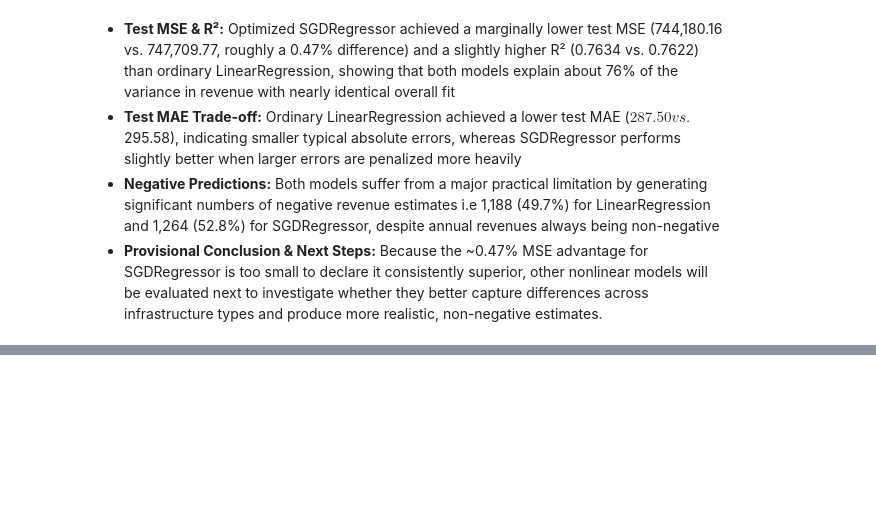
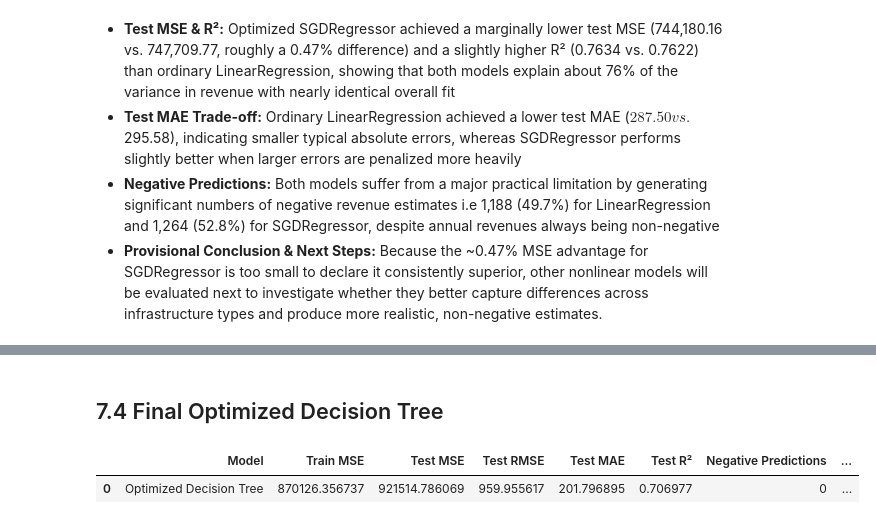
Before and after one commit to L-nsamba/linear_regression_model, a Jupyter notebook: summative/linear_regression/multivariate.ipynb, the cells around one changed output, grey strips where cells are left out. Cells and saved outputs as stored; diff of their text form; code cells hidden in the pictures; blank space fills up the shorter version.

```diff
--- a/summative/linear_regression/multivariate.ipynb
+++ b/summative/linear_regression/multivariate.ipynb
@@ -1119,0 +1299,47 @@ Supplementary 1D Model — Test R²: 0.6443
+# %% [markdown]
+## 7.4 Final Optimized Decision Tree
+# %%
+# Initializing the final optimized Decision Tree with winning hyperparameters
+final_dt_model = DecisionTreeRegressor(
+    criterion="squared_error",
+    max_depth=5,
+    min_samples_leaf=5,
+    min_samples_split=2,
+    random_state=42,
+)
+
+# Fitting on the Full training dataset
+final_dt_model.fit(X_train_processed, y_train)
+
+# Generating predictions on both the full training and test sets
+dt_final_train_preds = final_dt_model.predict(X_train_processed)
+dt_final_test_preds = final_dt_model.predict(X_test_processed)
+
+# Calculating all standard evaluation metrics
+dt_final_train_mse = mean_squared_error(y_train, dt_final_train_preds)
+dt_final_test_mse = mean_squared_error(y_test, dt_final_test_preds)
+dt_final_test_rmse = np.sqrt(dt_final_test_mse)
+dt_final_test_mae = mean_absolute_error(y_test, dt_final_test_preds)
+dt_final_test_r2 = r2_score(y_test, dt_final_test_preds)
+
+dt_final_neg_count = int((dt_final_test_preds < 0).sum())
+dt_final_neg_pct = (dt_final_neg_count / len(dt_final_test_preds)) * 100
+
+# Storing metrics
+dt_final_metrics = {
+    "Model": "Optimized Decision Tree",
+    "Train MSE": dt_final_train_mse,
+    "Test MSE": dt_final_test_mse,
+    "Test RMSE": dt_final_test_rmse,
+    "Test MAE": dt_final_test_mae,
+    "Test R²": dt_final_test_r2,
+    "Negative Predictions": dt_final_neg_count,
+    "Negative Predictions (%)": dt_final_neg_pct,
+}
+
+# Displaying the dataframe
+dt_final_results_df = pd.DataFrame([dt_final_metrics])
+display(dt_final_results_df)
+# %% [output]
+|  | Model | Train MSE | Test MSE | Test RMSE | Test MAE | Test R² | Negative Predictions | ... |
+| 0 | Optimized Decision Tree | 870126.356737 | 921514.786069 | 959.955617 | 201.796895 | 0.706977 | 0 | ... |
```
Also changed, not shown: parts of 17 cells of this notebook.
